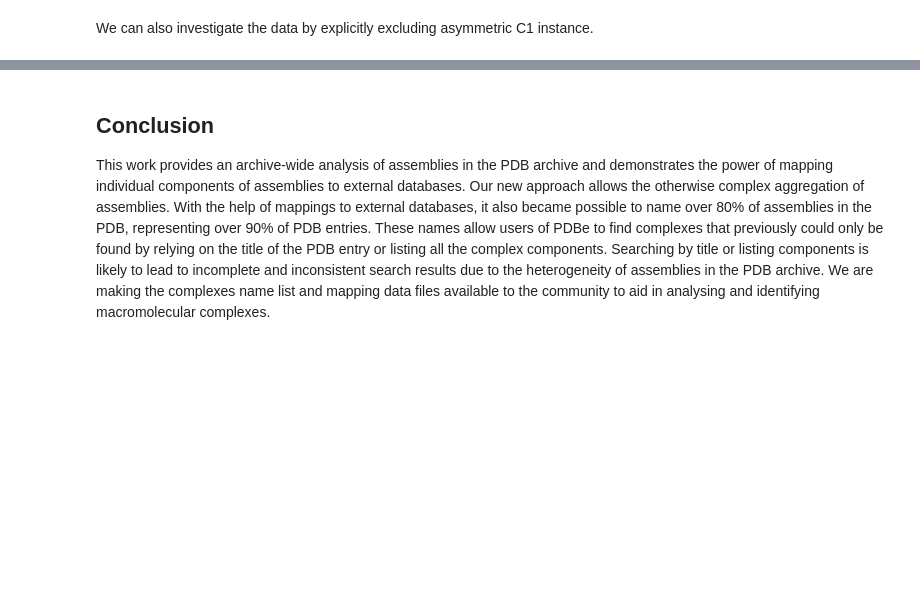
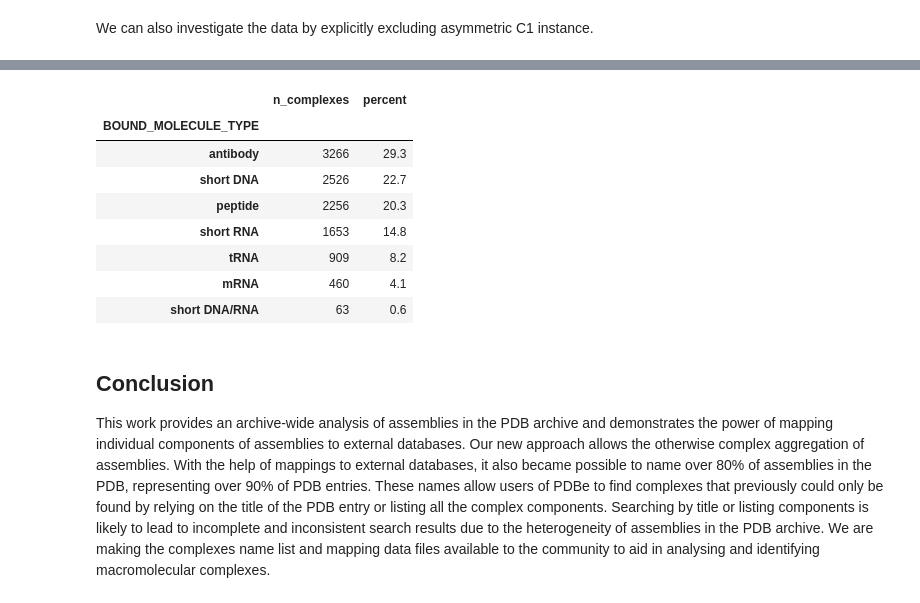
Before and after one commit to PDBe-KB/pdbe-assemblies-analysis, a Jupyter notebook: assemblies_analysis.ipynb, the cells around one changed output, grey strips where cells are left out. Drawn from its saved outputs; the diff is of its cells as text; code cells hidden in the pictures; blank space fills up the shorter version.

```diff
--- a/assemblies_analysis.ipynb
+++ b/assemblies_analysis.ipynb
@@ -969,0 +1450,2 @@ df_protein[(df_protein["CONSISTENT_SYMMETRY"] == False) & (~df_protein["SYMMETRY
+# %%
+df_bound = pd.read_csv("data/bound_molecules_data.csv")
@@ -969,0 +1456,3 @@ df_protein[(df_protein["CONSISTENT_SYMMETRY"] == False) & (~df_protein["SYMMETRY
+# %%
+unique_complex_counts = df_bound.groupby('BOUND_MOLECULE_TYPE')['PDB_COMPLEX_ID'].nunique().sort_values(ascending=False)
+unique_complex_counts
@@ -969,0 +1469,14 @@ df_protein[(df_protein["CONSISTENT_SYMMETRY"] == False) & (~df_protein["SYMMETRY
+# %%
+share = (unique_complex_counts / unique_complex_counts.sum() * 100).round(1)
+type_share = pd.DataFrame({'n_complexes': unique_complex_counts, 'percent': share})
+type_share
+# %% [output]
+|  | n_complexes | percent |
+| BOUND_MOLECULE_TYPE |  |  |
+| antibody | 3266 | 29.3 |
+| short DNA | 2526 | 22.7 |
+| peptide | 2256 | 20.3 |
+| short RNA | 1653 | 14.8 |
+| tRNA | 909 | 8.2 |
+| mRNA | 460 | 4.1 |
+| short DNA/RNA | 63 | 0.6 |
```
Also changed, not shown: parts of 97 cells of this notebook.
